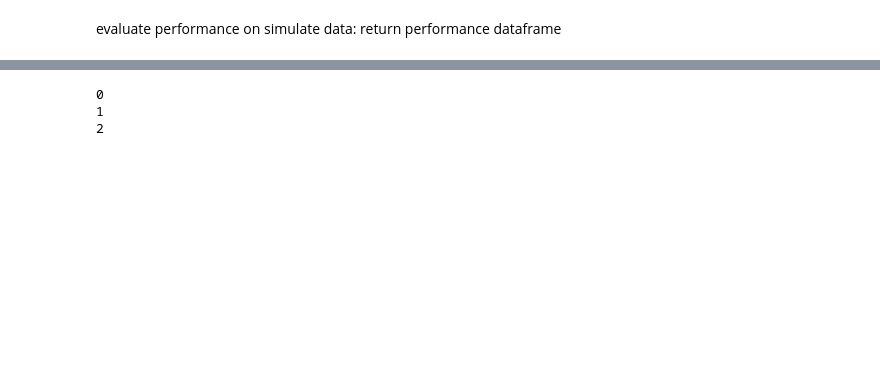
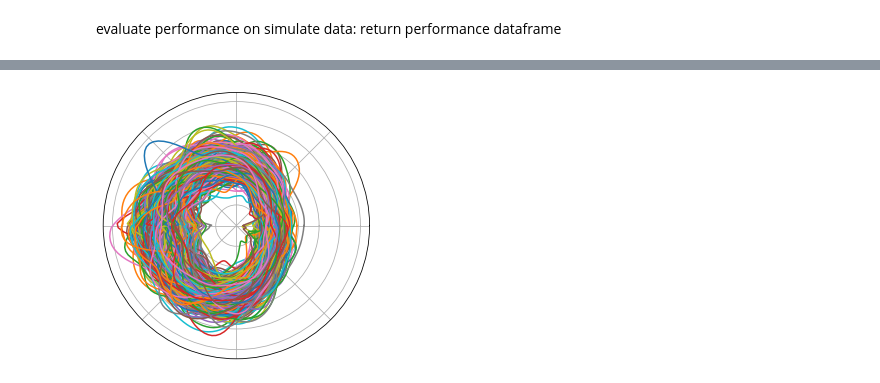
Before and after one commit to LGhilotti/pp_mix, a Jupyter notebook: data/Eyes_data/eyes_results_analysis.ipynb, the cells around one changed output, grey strips where cells are left out. Saved outputs shown, nothing was run; the diff lists cells and outputs as text; code cells hidden in the pictures; blank space fills up the shorter version.

```diff
--- a/data/Eyes_data/eyes_results_analysis.ipynb
+++ b/data/Eyes_data/eyes_results_analysis.ipynb
@@ -87,18 +115,17 @@ vals = df_od[df_od.columns[2:]].values
 # %%
-theta = np.linspace(0, 2 * np.pi, vals.shape[1])
+theta = np.linspace(0, 2 * np.pi, data.shape[1])
 dx = theta[1] - theta[0]
 # %%
-fig, axs = plt.subplots(nrows=sqrt(n_clus_best_clus), ncols=sqrt(n_clus_best_clus), polar=True)
+fig = plt.figure()
 
+for i in range(n_clus_best_clus):
+    ax = fig.add_subplot(int(sqrt(n_clus_best_clus)),int(sqrt(n_clus_best_clus)),i+1, polar=True)
 
-for clus, ax in zip(range(n_clus_best_clus), axs.ravel()):
-  ax.plot(theta, vals[best_clus == clus,:].T)
-  # chart formatting
-  ax.set_title("cluster ", clus)
-  ax.get_legend().remove()
+    ax.plot(theta, data[best_clus == i,:].T)
+    ax.set_xticklabels([])
+    ax.set_yticklabels([])
 
+plt.tight_layout()
 plt.show()
 # %% [output]
-0
-1
-2
+[figure, added]
```
Also changed, not shown: parts of 13 cells of this notebook, 1 other file.
